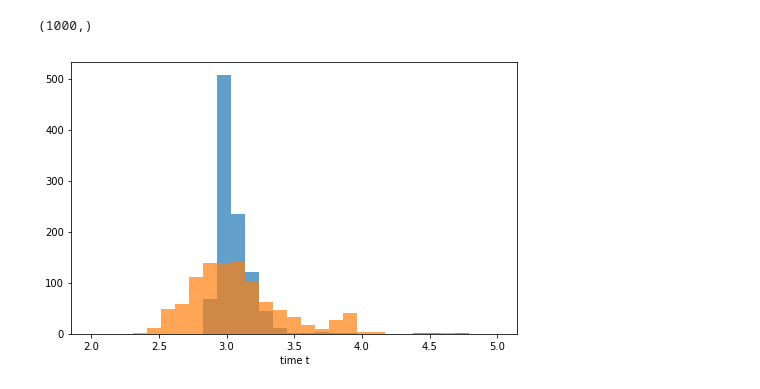
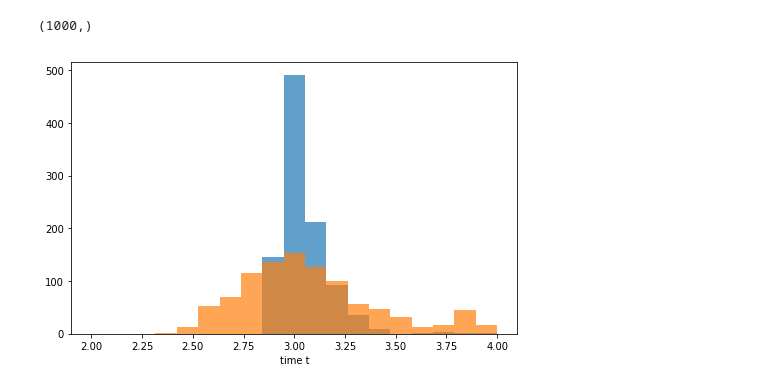
Before and after one commit to dtamayo/MLstability, a Jupyter notebook: Analysis/Solar/ChangingTheta.ipynb, the cells around one changed output. Cells and saved outputs as stored; diff of their text form; code cells hidden in the pictures.

```diff
--- a/Analysis/Solar/ChangingTheta.ipynb
+++ b/Analysis/Solar/ChangingTheta.ipynb
@@ -8,34 +8,44 @@ import time
 %matplotlib inline
 import scipy
 # %%
-times = pd.read_csv("../../csvs/Solar_feats/solar_4_1e9_1000.csv", index_col=0)
-del times["Unnamed: 0.1"]
-#times = times[times["t"]!= np.nan]
-vals = times["t"].values
-vals = np.nan_to_num(vals)
-vals = vals[np.where(vals !=0)[0]]
-vals = vals/2./np.pi
-vals = np.log10(vals)
-fig, ax = plt.subplots(1, figsize  = (8, 5))
-#ax.set_title(name)
-ax.set_xlabel("time t")
-bins = np.linspace(2, 5, 30)
-n, bins, patches =  ax.hist(vals, bins = bins, alpha=0.7)
+def plot_comparision(factor ,bins=[None] ):
+    times = pd.read_csv("../../csvs/Solar_feats/solar_{0}_1e9_1000.csv".format(factor), index_col=0)
+    del times["Unnamed: 0.1"]
+    #times = times[times["t"]!= np.nan]
+    vals = times["t"].values
+    vals = np.nan_to_num(vals)
+    vals = vals[np.where(vals !=0)[0]]
+    vals = vals/2./np.pi
+    vals = np.log10(vals)
+    fig, ax = plt.subplots(1, figsize  = (8, 5))
+    #ax.set_title(name)
+    ax.set_xlabel("time t")
+    #bins = np.linspace(2, 5, 30)
+    if bins[0]!= None:
+        n, bins,patches =  ax.hist(vals, bins = bins, alpha=0.7)
+    else:
+        n, bins,patches =  ax.hist(vals, alpha=0.7)
 
-times = pd.read_csv("../../csvs/Solar_feats/solar_4_1e9_omega_1000.csv", index_col=0)
-del times["Unnamed: 0.1"]
-#times = times[times["t"]!= np.nan]
-vals2 = times["t"].values
-print(vals2.shape)
-vals2 = np.nan_to_num(vals2)
-vals2 = vals2[np.where(vals2 !=0)[0]]
-vals2 = vals2/2./np.pi
-vals2 = np.log10(vals2)
-#fig, ax = plt.subplots(1, figsize  = (8, 5))
-#ax.set_title(name)
-ax.set_xlabel("time t")
-ax.hist(vals2, bins = bins, alpha  = 0.7)
-plt.show()
+    times = pd.read_csv("../../csvs/Solar_feats/solar_{0}_1e9_omega_1000.csv".format(factor), index_col=0)
+    del times["Unnamed: 0.1"]
+    #times = times[times["t"]!= np.nan]
+    vals2 = times["t"].values
+    print(vals2.shape)
+    vals2 = np.nan_to_num(vals2)
+    vals2 = vals2[np.where(vals2 !=0)[0]]
+    vals2 = vals2/2./np.pi
+    vals2 = np.log10(vals2)
+    #fig, ax = plt.subplots(1, figsize  = (8, 5))
+    #ax.set_title(name)
+    ax.set_xlabel("time t")
+
+    if bins[0]!= None:
+        ax.hist(vals2, alpha  = 0.7, bins = bins)
+    else:
+        ax.hist(vals2, alpha=0.7)
+    plt.show()
+bins =np.linspace(2, 4, 20)
+plot_comparision(4, bins)
 # %% [output]
 (1000,)
-[figure, old version]
+[figure, new version]
```
Also changed, not shown: parts of 7 cells of this notebook, 2 other files.
